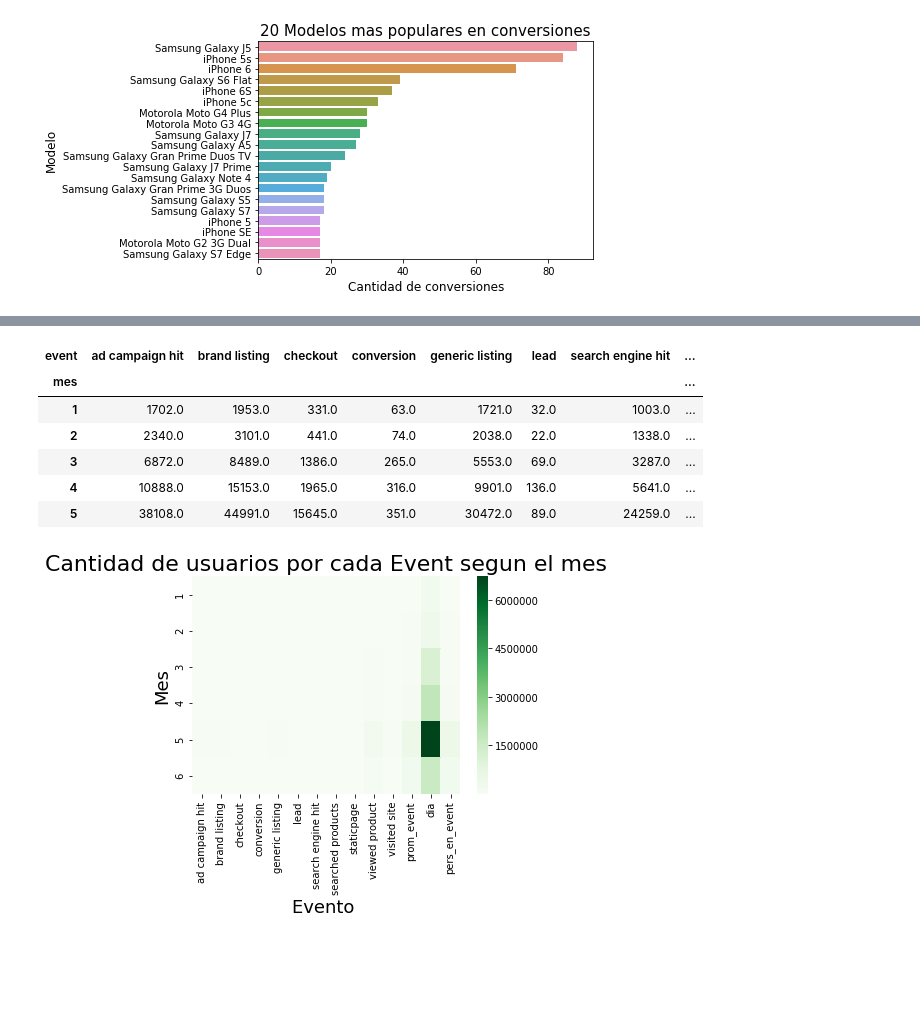
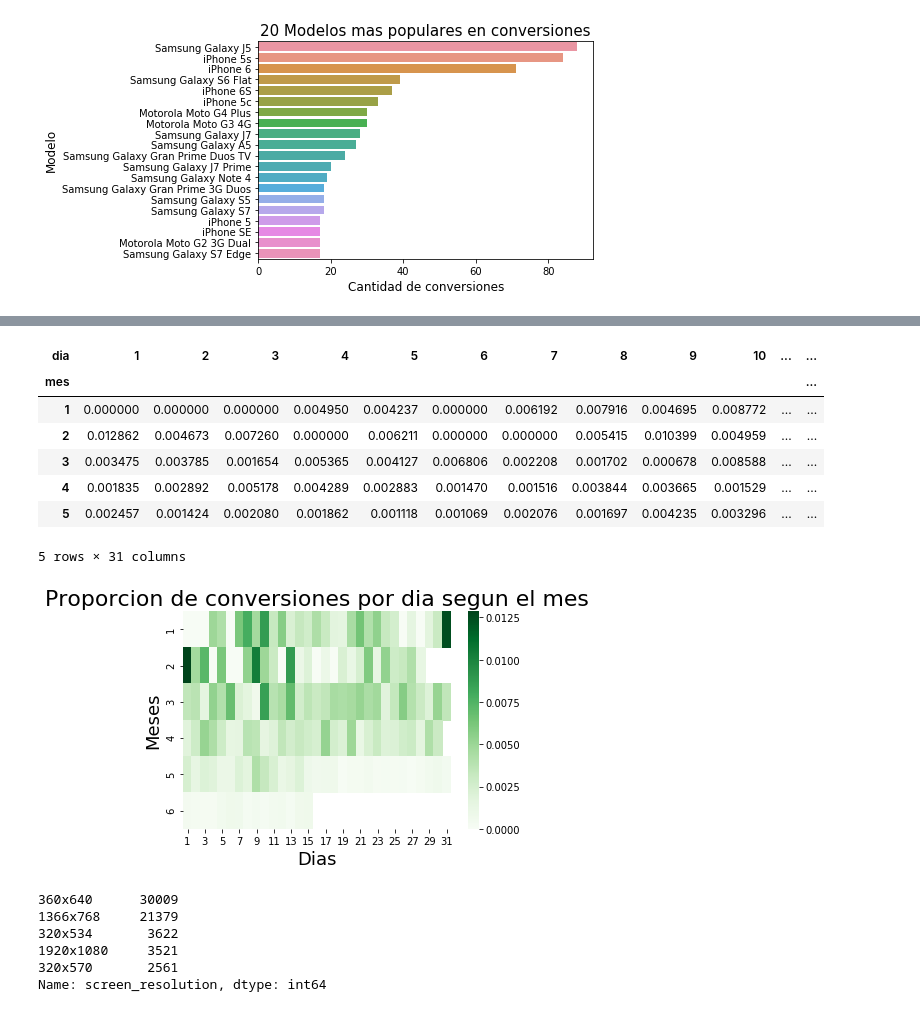
Before and after one commit to IgnacioKomar/OrganizacionDeDatos, a Jupyter notebook: TP1.ipynb, the cells around one changed output, grey strips where cells are left out. Saved outputs shown, nothing was run; the diff lists cells and outputs as text; code cells hidden in the pictures; blank space fills up the shorter version.

```diff
--- a/TP1.ipynb
+++ b/TP1.ipynb
@@ -212,14 +187,3 @@ g.set_ylabel("Modelo", fontsize=12)
 # %% [output]
 Text(0,0.5,'Modelo')
 [figure]
-# %%
-#cantidad de personas por evento en cada una de las fechas
-cont = datos_completo.groupby(['timestamp', 'event']).count()
-contEvents = cont.pivot_table(index = 'timestamp', columns = 'event', values = 'person')
-contEvents.groupby('timestamp').head()
-persEvent = contEvents.fillna(0)
-new1 = persEvent.reset_index()
-#Agrego dias y meses
-new1['timestamp'] = pd.to_datetime(new1['timestamp'], format='%Y%m%d %H:%M:%S.%f')
-new1['mes'] = new1['timestamp'].dt.month
-new1.head()
@@ -233,19 +200,29 @@ new1.head()
 # %%
-for_heatmap = new1.set_index('mes').groupby('mes').sum()
+for_heatmap = new1.pivot_table(index = 'mes', columns = 'dia', values = 'conversion')
 g = sns.heatmap(for_heatmap,  cmap="Greens")
-g.set_title("Cantidad de usuarios por cada Event segun el mes", fontsize=22)
-g.set_xlabel("Evento ",fontsize=18)
-g.set_ylabel("Mes", fontsize=18)
+g.set_title("Proporcion de conversiones por dia segun el mes", fontsize=22)
+g.set_xlabel("Dias",fontsize=18)
+g.set_ylabel("Meses", fontsize=18)
 for_heatmap.head()
 # %% [output]
-| event | ad campaign hit | brand listing | checkout | conversion | generic listing | lead | search engine hit | ... |
-| mes |  |  |  |  |  |  |  | ... |
-| 1 | 1702.0 | 1953.0 | 331.0 | 63.0 | 1721.0 | 32.0 | 1003.0 | ... |
-| 2 | 2340.0 | 3101.0 | 441.0 | 74.0 | 2038.0 | 22.0 | 1338.0 | ... |
-| 3 | 6872.0 | 8489.0 | 1386.0 | 265.0 | 5553.0 | 69.0 | 3287.0 | ... |
-| 4 | 10888.0 | 15153.0 | 1965.0 | 316.0 | 9901.0 | 136.0 | 5641.0 | ... |
-| 5 | 38108.0 | 44991.0 | 15645.0 | 351.0 | 30472.0 | 89.0 | 24259.0 | ... |
+| dia | 1 | 2 | 3 | 4 | 5 | 6 | 7 | 8 | 9 | 10 | ... | ... |
+| mes |  |  |  |  |  |  |  |  |  |  |  | ... |
+| 1 | 0.000000 | 0.000000 | 0.000000 | 0.004950 | 0.004237 | 0.000000 | 0.006192 | 0.007916 | 0.004695 | 0.008772 | ... | ... |
+| 2 | 0.012862 | 0.004673 | 0.007260 | 0.000000 | 0.006211 | 0.000000 | 0.000000 | 0.005415 | 0.010399 | 0.004959 | ... | ... |
+| 3 | 0.003475 | 0.003785 | 0.001654 | 0.005365 | 0.004127 | 0.006806 | 0.002208 | 0.001702 | 0.000678 | 0.008588 | ... | ... |
+| 4 | 0.001835 | 0.002892 | 0.005178 | 0.004289 | 0.002883 | 0.001470 | 0.001516 | 0.003844 | 0.003665 | 0.001529 | ... | ... |
+| 5 | 0.002457 | 0.001424 | 0.002080 | 0.001862 | 0.001118 | 0.001069 | 0.002076 | 0.001697 | 0.004235 | 0.003296 | ... | ... |
+5 rows × 31 columns
-[figure, old version]
+[figure, new version]
+# %%
+datos_completo.groupby('event').get_group('visited site')['screen_resolution'].value_counts().head()
+# %% [output]
+360x640      30009
+1366x768     21379
+320x534       3622
+1920x1080     3521
+320x570       2561
+Name: screen_resolution, dtype: int64
 # %%
 # Calculo el promedio de personas que asisten a eventos
 new1['pers_en_event'] = new1.filter(items = ['ad campaign hit', 'brand listing','checkout', 'conversion', 'generic listing','lead', 'search engine hit', 'searched products', 'staticpage', 'viewed product', 'visited site']).sum(axis = 1)
```
Also changed, not shown: parts of 7 cells of this notebook, 1 other file.
